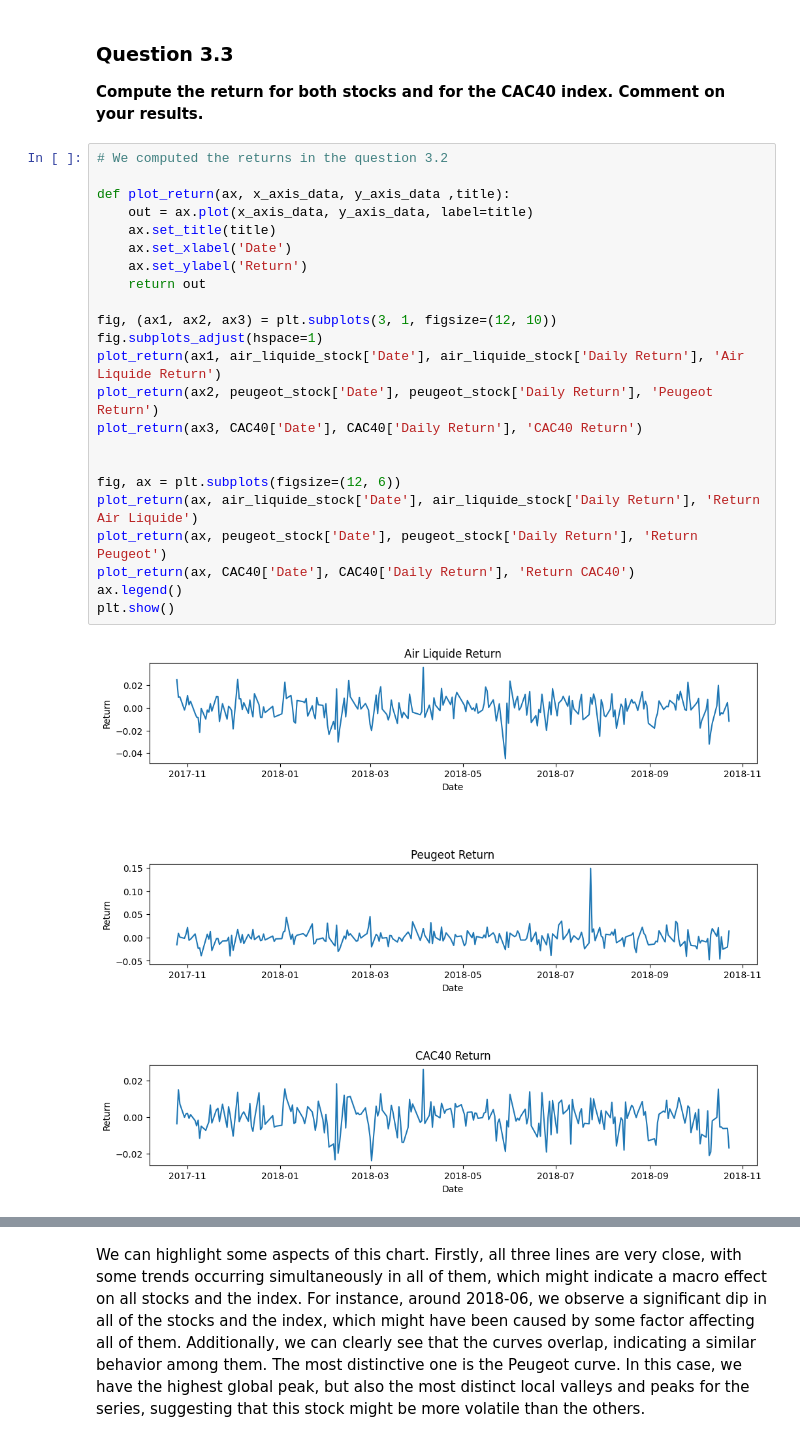
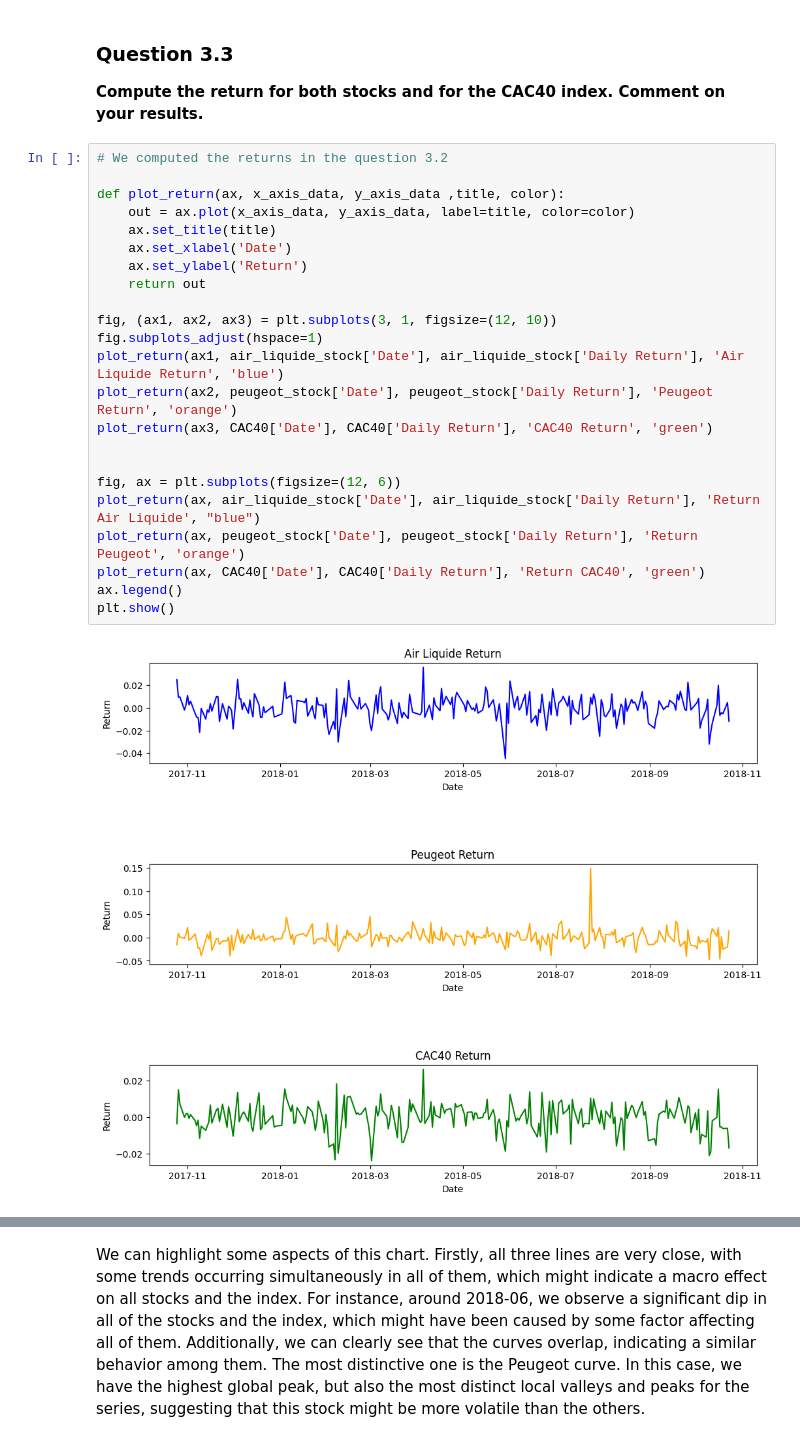
Before and after one commit to leonardohannas/MODS205_TelecomParis, a Jupyter notebook: proj.ipynb, the cells around one changed output, grey strips where cells are left out. Drawn from its saved outputs; the diff is of its cells as text.

```diff
--- a/proj.ipynb
+++ b/proj.ipynb
@@ -145,25 +145,25 @@ From the dataframe above we can see that the volatility of *Air Liquide* stock i
 # %%
 # We computed the returns in the question 3.2
 
-def plot_return(ax, x_axis_data, y_axis_data ,title):
-    out = ax.plot(x_axis_data, y_axis_data, label=title)
+def plot_return(ax, x_axis_data, y_axis_data ,title, color):
+    out = ax.plot(x_axis_data, y_axis_data, label=title, color=color)
     ax.set_title(title)
     ax.set_xlabel('Date')
     ax.set_ylabel('Return')
     return out
 
 fig, (ax1, ax2, ax3) = plt.subplots(3, 1, figsize=(12, 10))
 fig.subplots_adjust(hspace=1)
-plot_return(ax1, air_liquide_stock['Date'], air_liquide_stock['Daily Return'], 'Air Liquide Return')
-plot_return(ax2, peugeot_stock['Date'], peugeot_stock['Daily Return'], 'Peugeot Return')
-plot_return(ax3, CAC40['Date'], CAC40['Daily Return'], 'CAC40 Return')
+plot_return(ax1, air_liquide_stock['Date'], air_liquide_stock['Daily Return'], 'Air Liquide Return', 'blue')
+plot_return(ax2, peugeot_stock['Date'], peugeot_stock['Daily Return'], 'Peugeot Return', 'orange')
+plot_return(ax3, CAC40['Date'], CAC40['Daily Return'], 'CAC40 Return', 'green')
 
 
 fig, ax = plt.subplots(figsize=(12, 6))
-plot_return(ax, air_liquide_stock['Date'], air_liquide_stock['Daily Return'], 'Return Air Liquide')
-plot_return(ax, peugeot_stock['Date'], peugeot_stock['Daily Return'], 'Return  Peugeot')
-plot_return(ax, CAC40['Date'], CAC40['Daily Return'], 'Return CAC40')
+plot_return(ax, air_liquide_stock['Date'], air_liquide_stock['Daily Return'], 'Return Air Liquide', "blue")
+plot_return(ax, peugeot_stock['Date'], peugeot_stock['Daily Return'], 'Return  Peugeot', 'orange')
+plot_return(ax, CAC40['Date'], CAC40['Daily Return'], 'Return CAC40', 'green')
 ax.legend()
 plt.show()
 # %% [output]
-[figure, old version]
+[figure, new version]
```
Also changed, not shown: parts of 3 cells of this notebook.
